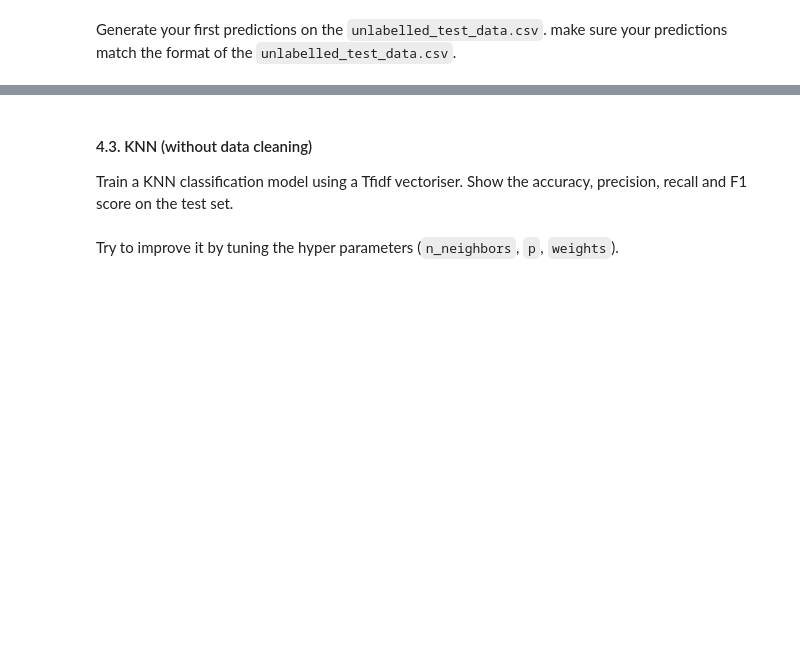
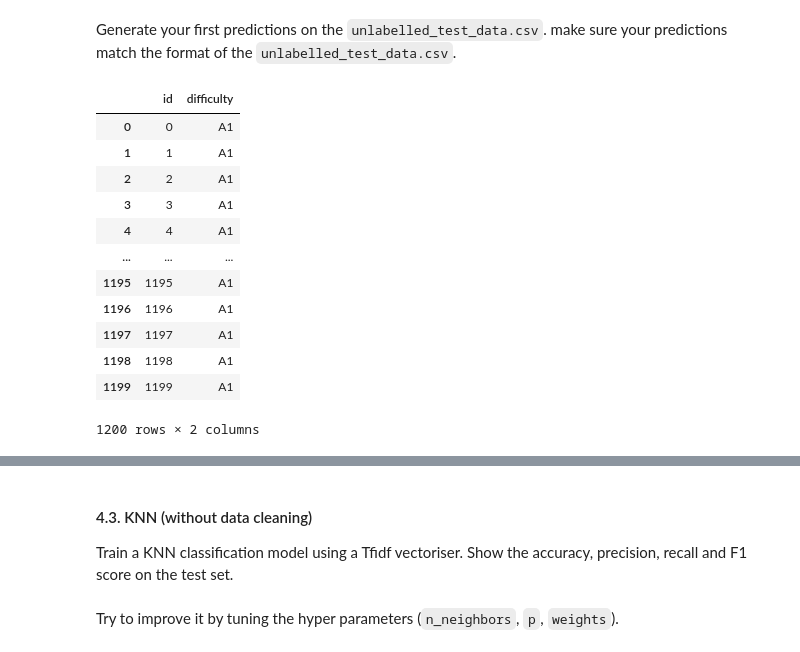
Before and after one commit to ajmim/DMML2022_logitech, a Jupyter notebook: code/Instructions.ipynb, the cells around one changed output, grey strips where cells are left out. Drawn from its saved outputs; the diff is of its cells as text; code cells hidden in the pictures; blank space fills up the shorter version.

```diff
--- a/code/Instructions.ipynb
+++ b/code/Instructions.ipynb
@@ -184,2 +218,18 @@ Have a look at the confusion matrix and identify a few examples of sentences tha
 # %% [markdown]
 Generate your first predictions on the `unlabelled_test_data.csv`. make sure your predictions match the format of the `unlabelled_test_data.csv`.
+# %%
+df_sample
+# %% [output]
+|  | id | difficulty |
+| 0 | 0 | A1 |
+| 1 | 1 | A1 |
+| 2 | 2 | A1 |
+| 3 | 3 | A1 |
+| 4 | 4 | A1 |
+| ... | ... | ... |
+| 1195 | 1195 | A1 |
+| 1196 | 1196 | A1 |
+| 1197 | 1197 | A1 |
+| 1198 | 1198 | A1 |
+| 1199 | 1199 | A1 |
+1200 rows × 2 columns
```
Also changed, not shown: parts of 19 cells of this notebook.
